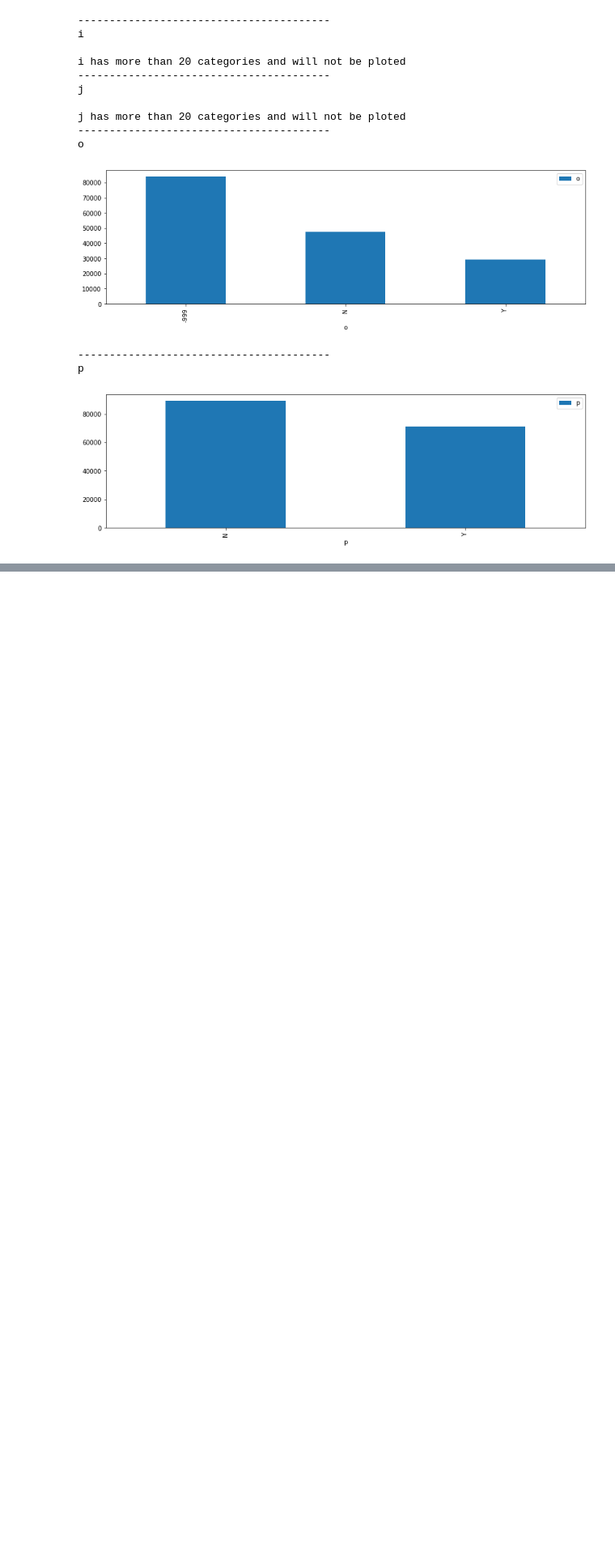
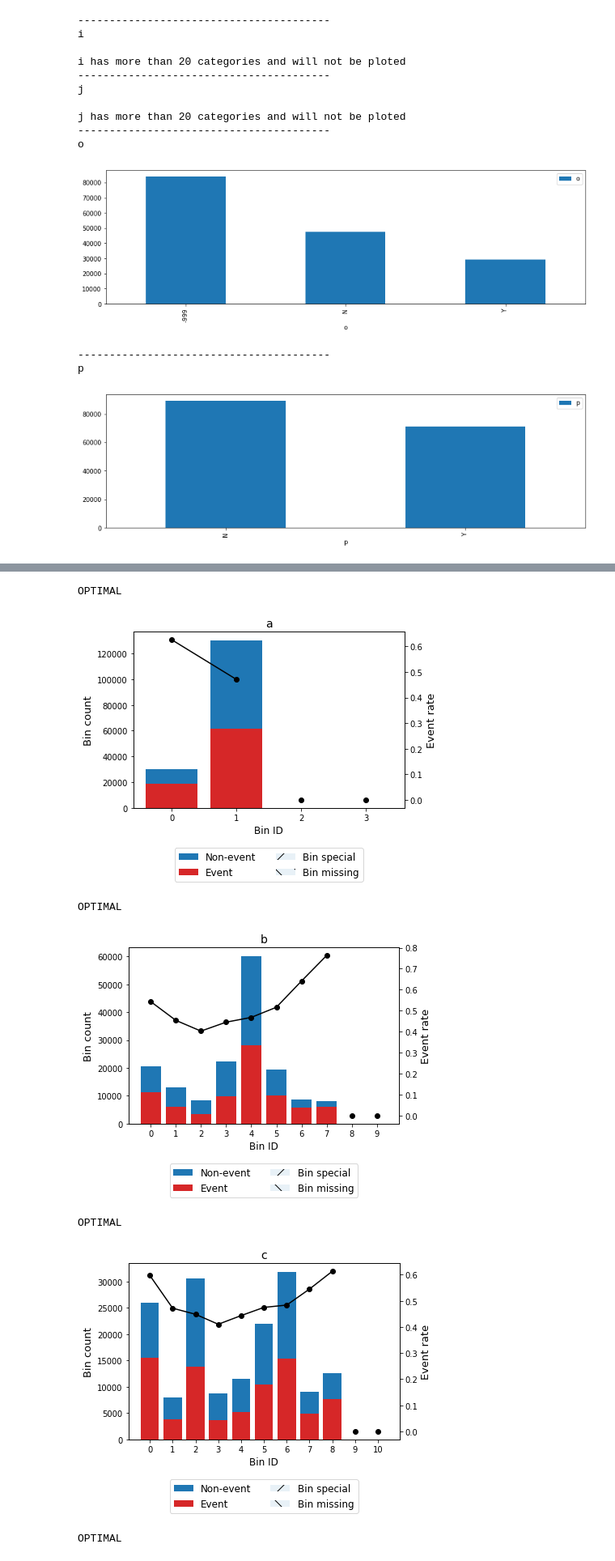
Before and after one commit to lejcruz/case_meli, a Jupyter notebook: notebooks/main.ipynb, the cells around one changed output, grey strips where cells are left out. Shown at 81% size. Saved outputs shown, nothing was run; the diff lists cells and outputs as text; code cells hidden in the pictures; blank space fills up the shorter version.

```diff
--- a/notebooks/main.ipynb
+++ b/notebooks/main.ipynb
@@ -203,0 +348,30 @@ p
+# %%
+# using optbinning package
+
+X_train_OS_LE_BIN = X_train_OS_LE.copy()
+for col in X_train_OS_LE:
+
+    __OpBin__ = OptimalBinning(name=col, solver="cp",)
+
+    __OpBin__.fit(X_train_OS_LE[col], y_train_OS)
+
+    print(__OpBin__.status)
+
+    __OpBinRes__ = __OpBin__.binning_table
+
+    __OpBinTable__ = __OpBinRes__.build()
+
+    __OpBinPlot__ = __OpBinRes__.plot(metric="event_rate")
+
+
+    X_train_OS_LE_BIN[col] = __OpBin__.transform(X_train_OS_LE[col], metric="indices")
+
+    plt.show()
+# %% [output]
+OPTIMAL
+[figure, added]
+OPTIMAL
+[figure, added]
+OPTIMAL
+[figure, added]
+OPTIMAL
```
Also changed, not shown: parts of 15 cells of this notebook.
